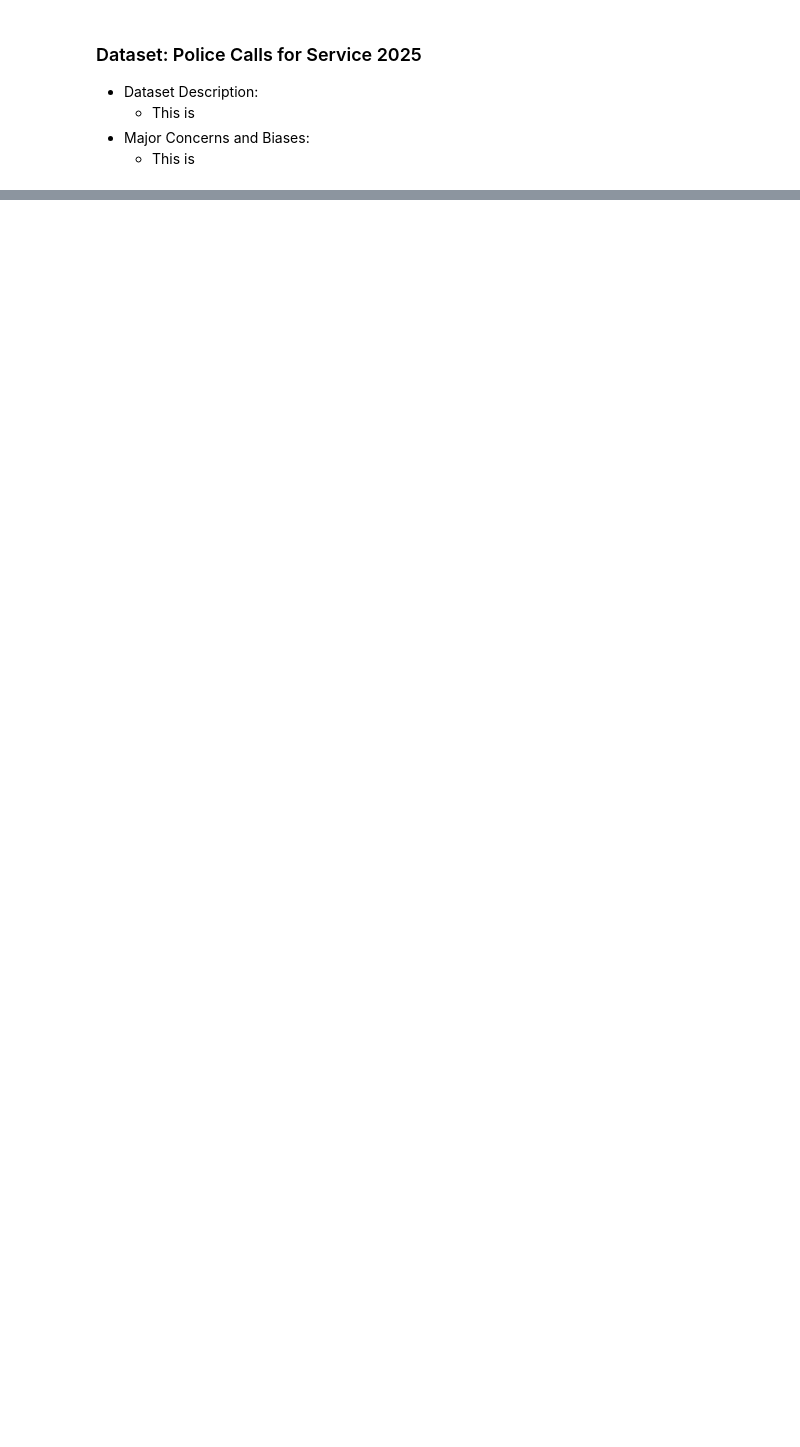
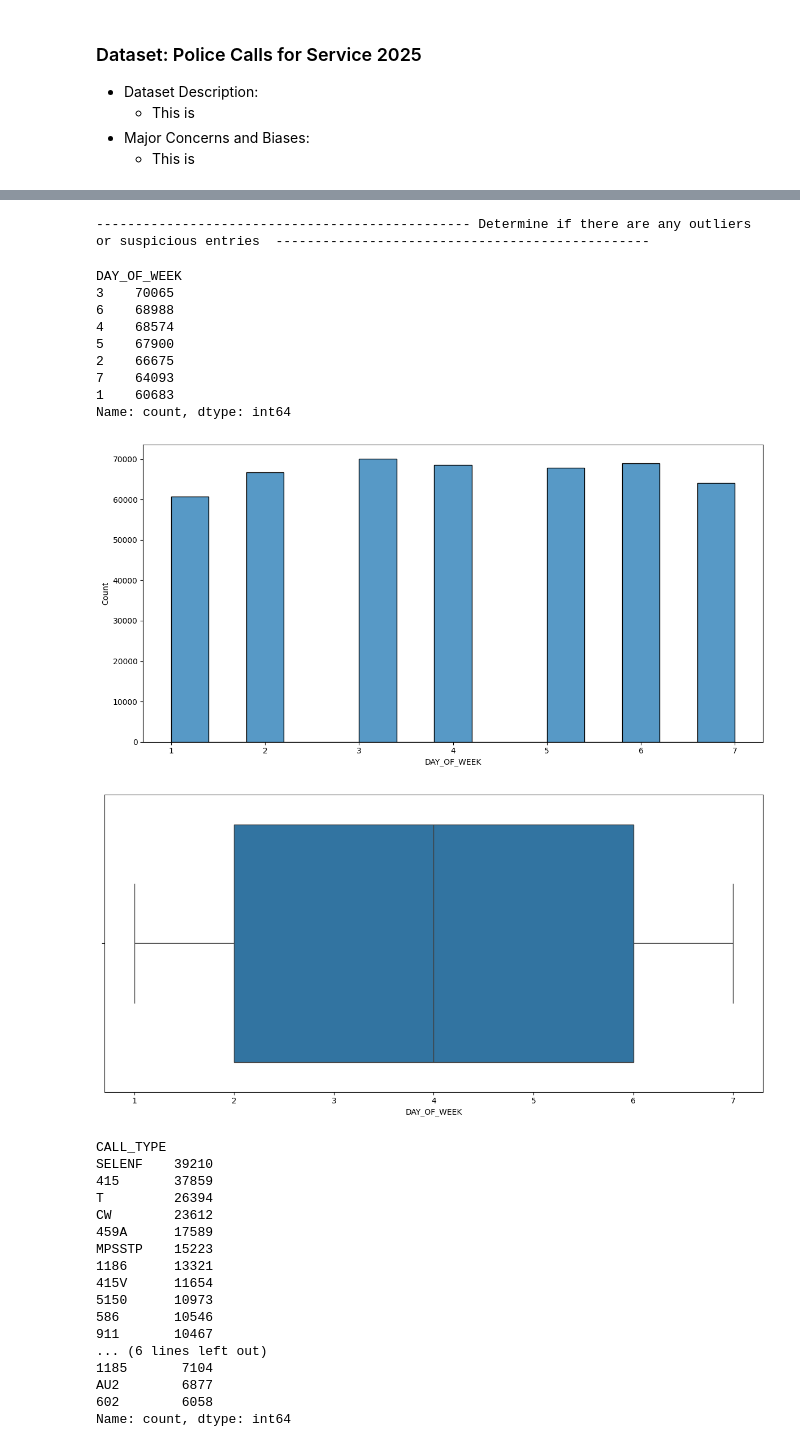
Before and after one commit to BJKin/Analytics-Driven-Resource-Deployment-for-San-Diego-Emergency-Services, a Jupyter notebook: data_pipeline.ipynb, the cells around one changed output, grey strips where cells are left out. Drawn from its saved outputs; the diff is of its cells as text; code cells hidden in the pictures; blank space fills up the shorter version.

Commit message:
Initial data analysis conducted

```diff
--- a/data_pipeline.ipynb
+++ b/data_pipeline.ipynb
@@ -61,7 +70,12 @@ Successfully downloaded: pd_calls_for_service_2025_datasd.csv
 
 import pandas as pd
 import seaborn as sns
+import matplotlib.pyplot as plt
 
+
+# Load the dataset into a Pandas dataframe
+print('-' * 40 + ' Load dataset into Pandas dataframe ' + '-' * 40 )
 df = pd.read_csv('data/00-raw/pd_calls_for_service_2025_datasd.csv')
+df['DATE_TIME'] = pd.to_datetime(df['DATE_TIME'])
 df.head()
 # %% [output]
@@ -73,0 +112,69 @@ df.head()
+# %%
+# Determine if there are any outliers or suspicious entries
+print('-' * 48 + ' Determine if there are any outliers or suspicious entries  ' + '-' * 48 )
+
+vars_of_interest = ['DAY_OF_WEEK', 'CALL_TYPE', 'DISPOSITION', 'BEAT', 'PRIORITY']
+for var in vars_of_interest:
+    if var == 'CALL_TYPE':
+        # Top 10 value counts
+        display(df[var].value_counts().nlargest(20))
+
+        # Histogram
+        plt.figure(figsize=(12, 6))
+        top_cats = df['CALL_TYPE'].value_counts().nlargest(50).index
+        sns.histplot(data=df[df['CALL_TYPE'].isin(top_cats)], x='CALL_TYPE')
+        plt.xticks(rotation=90)
+        plt.tight_layout()
+        plt.show()
+
+        # Boxplot
+        plt.figure(figsize=(12, 6))
+        sns.boxplot(data=df[df['CALL_TYPE'].isin(top_cats)], x='CALL_TYPE')
+        plt.xticks(rotation=90)
+        plt.tight_layout()
+        plt.show()
+    else:
+        # Top 10 value counts
+        display(df[var].value_counts().nlargest(20))
+
+        # Histogram
+        plt.figure(figsize=(12, 6))
+        sns.histplot(data=df, x=var, bins=15)
+        plt.tight_layout()
+        plt.show()
+
+        # Boxplot
+        plt.figure(figsize=(12, 6))
+        sns.boxplot(data=df, x=var)
+        plt.tight_layout()
+        plt.show()
+# %% [output]
+------------------------------------------------ Determine if there are any outliers or suspicious entries  ------------------------------------------------
+DAY_OF_WEEK
+3    70065
+6    68988
+4    68574
+5    67900
+2    66675
+7    64093
+1    60683
+Name: count, dtype: int64
+[figure, added]
+[figure, added]
+CALL_TYPE
+SELENF    39210
+415       37859
+T         26394
+CW        23612
+459A      17589
+MPSSTP    15223
+1186      13321
+415V      11654
+5150      10973
+586       10546
+911       10467
+... (6 lines left out)
+1185       7104
+AU2        6877
+602        6058
+Name: count, dtype: int64
```
Also changed, not shown: parts of 7 cells of this notebook, 2 other files.
